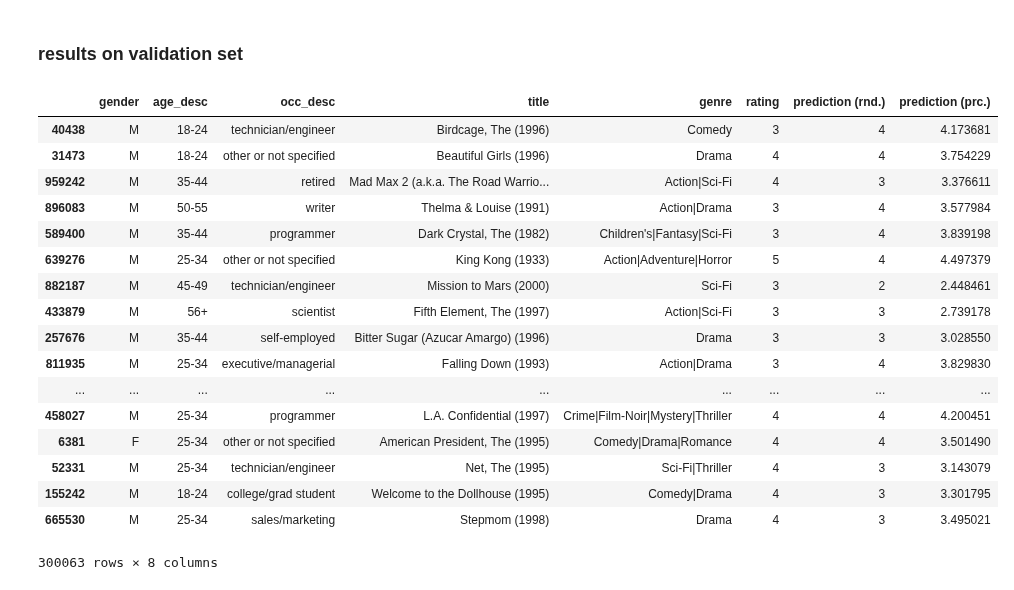
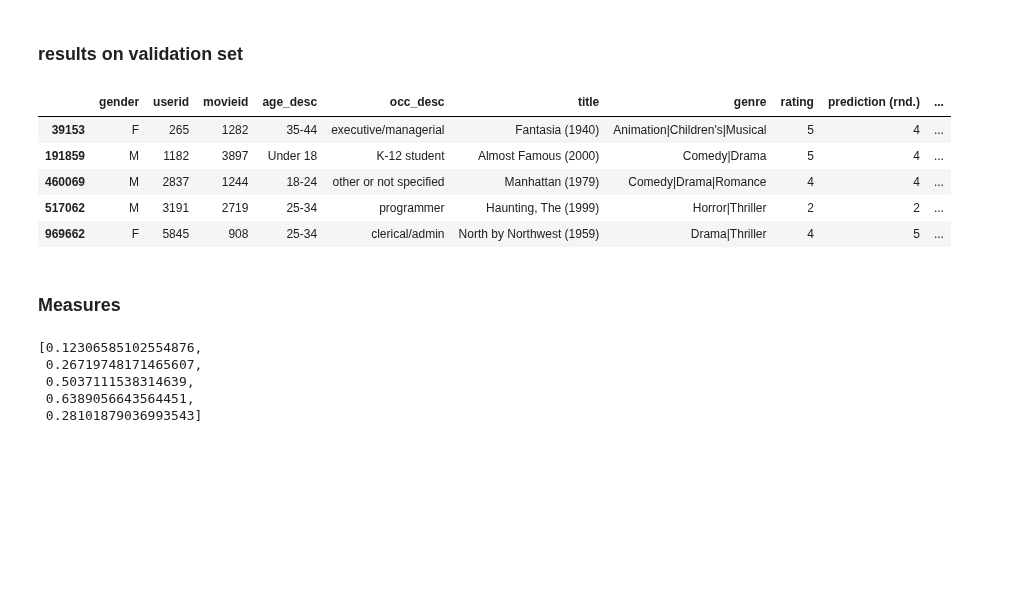
Before and after one commit to leoricklin/Bootcamp_Oct17, a Jupyter notebook: lab/Collaborative Filtering (ALS) with Tensorflow.ipynb, the cells around one changed output. Drawn from its saved outputs; the diff is of its cells as text; code cells hidden in the pictures; blank space fills up the shorter version.

Commit message:
Added new measurements such as precision and recall.

```diff
--- a/lab/Collaborative Filtering (ALS) with Tensorflow.ipynb
+++ b/lab/Collaborative Filtering (ALS) with Tensorflow.ipynb
@@ -71,5 +48,3 @@ dataset = pd.merge(adj_df,dataset,how="right", on="movieid")
-# %%
-dataset['adj_userid'] = dataset['userid'] - 1
 # %% [markdown]
 ### train validation split
 # %%
@@ -117,17 +92,11 @@ def predict(selected_user_embeddings, selected_movie_embeddings):
 def colaborative_filtering(user_embeddings, movie_embeddings, user_ids, movie_ids):
     sel_usr_embs, sel_mov_embs = lookup_embeddings(user_embeddings, movie_embeddings, user_ids, movie_ids)
     predictions = predict(sel_usr_embs, sel_mov_embs)
-    return predictions, sel_usr_embs, sel_mov_embs
+    return predictions
 
 def mean_squared_difference(predictions, ratings):
     difference = tf.reduce_mean(tf.squared_difference(predictions, ratings))
     return difference
-
-def cal_reg_loss(predictions, ratings, lam, selected_user_embeddings, selected_movie_embeddings):
-    loss = mean_squared_difference(predictions, ratings)\
-        + lam*tf.reduce_mean(tf.pow(selected_user_embeddings,2)) \
-        + lam*tf.reduce_mean(tf.pow(selected_movie_embeddings,2))
-    return loss
 # %% [markdown]
 ### set hyper parameters
 # %%
@@ -140,41 +108,36 @@ lam = 0.02
 # %%
 with tf.Graph().as_default():
     with tf.variable_scope("embeddings"):
-        usr_embs, mov_embs = create_embeddings(dataset.adj_userid.max()+1, dataset.adj_movieid.max()+1, emb_dim)
+        usr_embs, mov_embs = create_embeddings(dataset.userid.max()+1, dataset.movieid.max()+1, emb_dim)
     with tf.variable_scope("train_set"):
-        train_data = trainset[["adj_userid", "adj_movieid", "rating"]].values.T
+        train_data = trainset[["userid", "movieid", "rating"]].values.T
         train_usr_ids, train_mov_ids, train_ratings = create_dataset(*train_data)
     with tf.variable_scope("valid_set"):
-        valid_data = validset[["adj_userid", "adj_movieid", "rating"]].values.T
+        valid_data = validset[["userid", "movieid", "rating"]].values.T
         valid_usr_ids, valid_mov_ids, valid_ratings = create_dataset(*valid_data)
     with tf.variable_scope("training"):
-        train_preds, usr_embs_reg, mov_embs_reg = colaborative_filtering(usr_embs, mov_embs, train_usr_ids, train_mov_ids)
-        train_loss = cal_reg_loss(train_preds, train_ratings, lam, usr_embs_reg, mov_embs_reg)
+        train_preds = colaborative_filtering(usr_embs, mov_embs, train_usr_ids, train_mov_ids)
+        train_loss = mean_squared_difference(train_preds, train_ratings)
         optimizer = tf.train.GradientDescentOptimizer(learning_rate=learning_rate)
         train_usr_embs = optimizer.minimize(train_loss, var_list=[usr_embs])
         train_mov_embs = optimizer.minimize(train_loss, var_list=[mov_embs])
-        real_train_loss = mean_squared_difference(train_preds,train_ratings)
     with tf.variable_scope("validation"):
-        valid_preds, usr_embs_val, mov_embs_val = colaborative_filtering(usr_embs, mov_embs, valid_usr_ids, valid_mov_ids)
-        valid_loss = cal_reg_loss(valid_preds, valid_ratings, lam, usr_embs_val, usr_embs_val)
-        real_valid_loss = mean_squared_difference(valid_preds,valid_ratings)
+        valid_preds = colaborative_filtering(usr_embs, mov_embs, valid_usr_ids, valid_mov_ids)
+        valid_loss = mean_squared_difference(valid_preds, valid_ratings)
     with tf.Session() as sess:
         writer = tf.summary.FileWriter('Graph',sess.graph)
         sess.run(tf.global_variables_initializer())
         train_loss_history = []
-        real_train_loss_history =[]
-        real_valid_loss_history = []
+        valid_loss_history = []
         for i in range(epochs):
             current_train_loss, _ = sess.run([train_loss, train_usr_embs])
-            print("regularized train loss after %ith user emb. opt. step: %f"%(i+1, current_train_loss))
+            print("train loss after %ith user emb. opt. step: %f"%(i+1, current_train_loss))
             current_train_loss, _ = sess.run([train_loss, train_mov_embs])
-            print("regularized train loss after %ith movie emb. opt. step: %f"%(i+1, current_train_loss))
-            current_real_train_loss = sess.run(real_train_loss)
-            current_real_valid_loss = sess.run(real_valid_loss)
-            print("real valid loss after %ith movie emb. opt. step: %f"%(i+1, current_real_valid_loss))
+            print("train loss after %ith movie emb. opt. step: %f"%(i+1, current_train_loss))
+            current_valid_loss = sess.run(valid_loss)
+            print("valid loss after %ith movie emb. opt. step: %f"%(i+1, current_valid_loss))
             train_loss_history.append(current_train_loss)
-            real_train_loss_history.append(current_real_train_loss)
-            real_valid_loss_history.append(current_real_valid_loss)
+            valid_loss_history.append(current_valid_loss)
         final_user_embeddings, final_movie_embeddings = sess.run([usr_embs, mov_embs])
         final_valid_predictions = sess.run(valid_preds)
         writer.close()
@@ -211,26 +174,16 @@ plt.show()
 # %% [markdown]
 ### results on validation set
 # %%
-results = validset[["gender", "age_desc","occ_desc", "title", "genre", "rating"]].copy()
+results = validset[["gender", "userid","movieid","age_desc","occ_desc", "title", "genre", "rating"]].copy()
 results["prediction (rnd.)"] = np.asarray(np.round(final_valid_predictions), dtype=np.int16)
 results["prediction (prc.)"] = final_valid_predictions
-results
+results.head(5)
 # %% [output]
-|  | gender | age_desc | occ_desc | title | genre | rating | prediction (rnd.) | prediction (prc.) |
-| 40438 | M | 18-24 | technician/engineer | Birdcage, The (1996) | Comedy | 3 | 4 | 4.173681 |
-| 31473 | M | 18-24 | other or not specified | Beautiful Girls (1996) | Drama | 4 | 4 | 3.754229 |
-| 959242 | M | 35-44 | retired | Mad Max 2 (a.k.a. The Road Warrio... | Action|Sci-Fi | 4 | 3 | 3.376611 |
-| 896083 | M | 50-55 | writer | Thelma & Louise (1991) | Action|Drama | 3 | 4 | 3.577984 |
-| 589400 | M | 35-44 | programmer | Dark Crystal, The (1982) | Children's|Fantasy|Sci-Fi | 3 | 4 | 3.839198 |
-| 639276 | M | 25-34 | other or not specified | King Kong (1933) | Action|Adventure|Horror | 5 | 4 | 4.497379 |
-| 882187 | M | 45-49 | technician/engineer | Mission to Mars (2000) | Sci-Fi | 3 | 2 | 2.448461 |
-| 433879 | M | 56+ | scientist | Fifth Element, The (1997) | Action|Sci-Fi | 3 | 3 | 2.739178 |
-| 257676 | M | 35-44 | self-employed | Bitter Sugar (Azucar Amargo) (1996) | Drama | 3 | 3 | 3.028550 |
-| 811935 | M | 25-34 | executive/managerial | Falling Down (1993) | Action|Drama | 3 | 4 | 3.829830 |
-| ... | ... | ... | ... | ... | ... | ... | ... | ... |
-| 458027 | M | 25-34 | programmer | L.A. Confidential (1997) | Crime|Film-Noir|Mystery|Thriller | 4 | 4 | 4.200451 |
-| 6381 | F | 25-34 | other or not specified | American President, The (1995) | Comedy|Drama|Romance | 4 | 4 | 3.501490 |
-| 52331 | M | 25-34 | technician/engineer | Net, The (1995) | Sci-Fi|Thriller | 4 | 3 | 3.143079 |
-| 155242 | M | 18-24 | college/grad student | Welcome to the Dollhouse (1995) | Comedy|Drama | 4 | 3 | 3.301795 |
-| 665530 | M | 25-34 | sales/marketing | Stepmom (1998) | Drama | 4 | 3 | 3.495021 |
+|  | gender | userid | movieid | age_desc | occ_desc | title | genre | rating | prediction (rnd.) | ... |
+| 39153 | F | 265 | 1282 | 35-44 | executive/managerial | Fantasia (1940) | Animation|Children's|Musical | 5 | 4 | ... |
+| 191859 | M | 1182 | 3897 | Under 18 | K-12 student | Almost Famous (2000) | Comedy|Drama | 5 | 4 | ... |
+| 460069 | M | 2837 | 1244 | 18-24 | other or not specified | Manhattan (1979) | Comedy|Drama|Romance | 4 | 4 | ... |
+| 517062 | M | 3191 | 2719 | 25-34 | programmer | Haunting, The (1999) | Horror|Thriller | 2 | 2 | ... |
+| 969662 | F | 5845 | 908 | 25-34 | clerical/admin | North by Northwest (1959) | Drama|Thriller | 4 | 5 | ... |
-300063 rows × 8 columns
+# %% [markdown]
+### Measures
@@ -236,0 +216,8 @@ results
+# %%
+compute_recall('prediction (rnd.)', 'rating')
+# %% [output]
+[0.12306585102554876,
+ 0.26719748171465607,
+ 0.5037111538314639,
+ 0.6389056643564451,
+ 0.28101879036993543]
```
Also changed, not shown: parts of 12 cells of this notebook.
